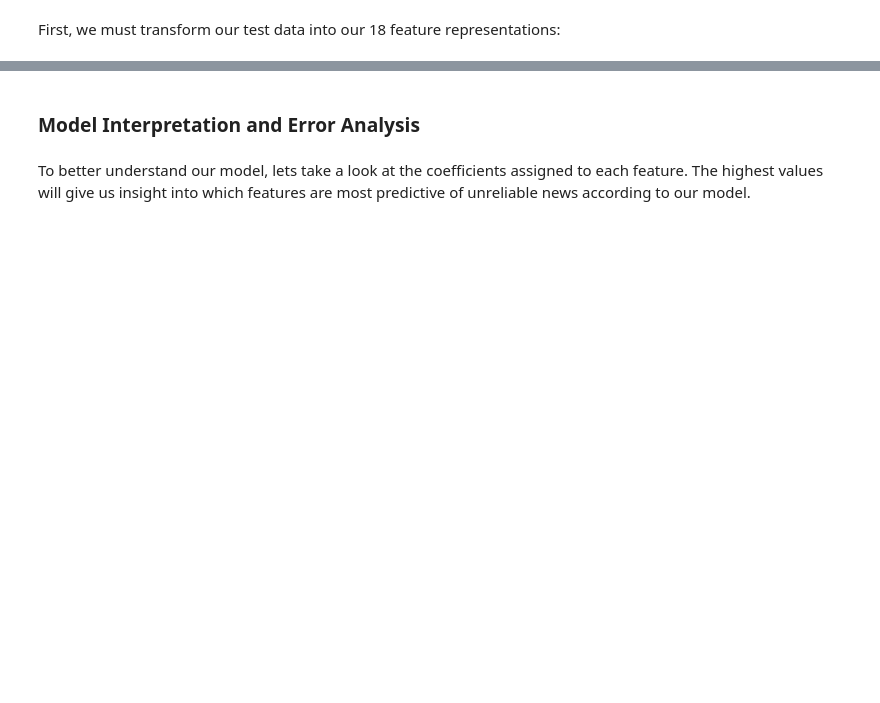
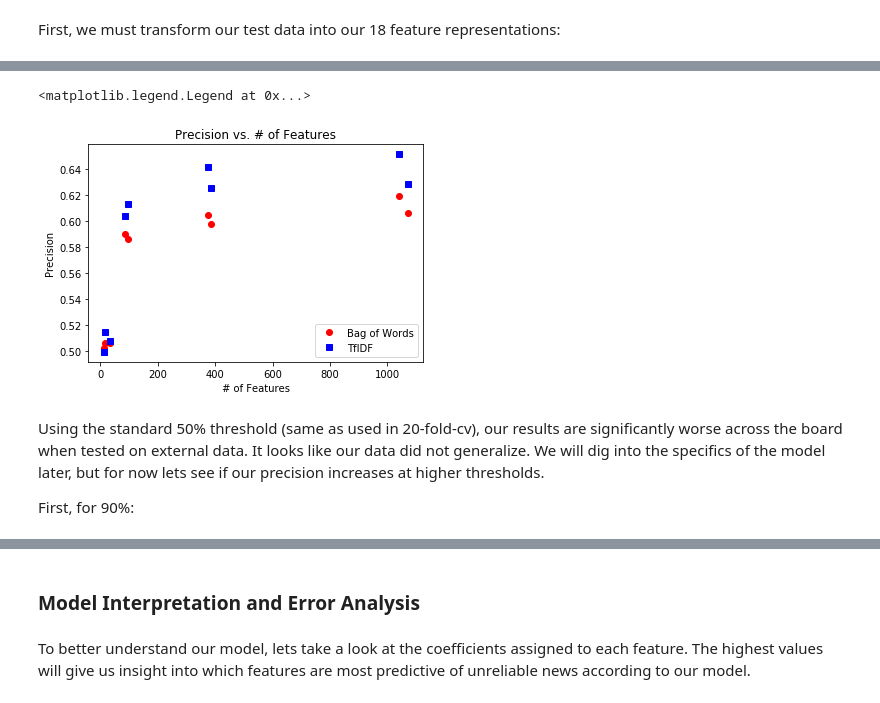
Before and after one commit to ridicholas/FAKENEWS-, a Jupyter notebook: Fake News Detection.ipynb, the cells around one changed output, grey strips where cells are left out. Cells and saved outputs as stored; diff of their text form; code cells hidden in the pictures; blank space fills up the shorter version.

```diff
--- a/Fake News Detection.ipynb
+++ b/Fake News Detection.ipynb
@@ -784,0 +529,6 @@ It appears that our increases in threshold had only a marginal increase on our p
+# %%
+predictions_99per, prediction_probs_99per, precision_99per = ev.evaluator(feature_set.features, test_results.test_features, train_y, test_y, log_reg, .99)
+# %%
+predictions_999per, prediction_probs_999per, precision_999per = ev.evaluator(feature_set.features, test_results.test_features, train_y, test_y, log_reg, .999)
+# %%
+predictions_9999per, prediction_probs_9999per, precision_9999per = ev.evaluator(feature_set.features, test_results.test_features, train_y, test_y, log_reg, .9999)
@@ -784,0 +557,14 @@ It appears that our increases in threshold had only a marginal increase on our p
+# %%
+#build a final dataset containing feature set representations, attributes, and results
+
+final_set = feature_set[['grams','dfs','type','num_features','20CV_Precision']].copy()
+final_set['50_percent_threshold'] = precision_50per['precision']
+final_set['50_percent_#predicted'] = precision_50per['pred_pos']
+final_set['90_percent_threshold'] = precision_90per['precision']
+final_set['90_percent_#predicted'] = precision_90per['pred_pos']
+final_set['99_percent_threshold'] = precision_99per['precision']
+final_set['99_percent_#predicted'] = precision_99per['pred_pos']
+final_set['999_percent_threshold'] = precision_999per['precision']
+final_set['999_percent_#predicted'] = precision_999per['pred_pos']
+final_set['9999_percent_threshold'] = precision_9999per['precision']
+final_set['9999_percent_#predicted'] = precision_9999per['pred_pos']
@@ -784,0 +593,14 @@ It appears that our increases in threshold had only a marginal increase on our p
+# %%
+plt.plot(final_set[final_set['type']=='count']['num_features'], final_set[final_set['type']=='count']['50_percent_threshold'], 'ro')
+plt.plot(final_set[final_set['type']=='tfidf']['num_features'],final_set[final_set['type']=='tfidf']['50_percent_threshold'], 'bs')
+plt.ylabel('Precision')
+plt.xlabel('# of Features')
+plt.title('Precision vs. # of Features')
+plt.legend(['Bag of Words', 'TfIDF'])
+# %% [output]
+<matplotlib.legend.Legend at 0x...>
+[figure, added]
+# %% [markdown]
+Using the standard 50% threshold (same as used in 20-fold-cv), our results are significantly worse across the board when tested on external data. It looks like our data did not generalize. We will dig into the specifics of the model later, but for now lets see if our precision increases at higher thresholds.
+
+First, for 90%:
```
Also changed, not shown: parts of 86 cells of this notebook.
